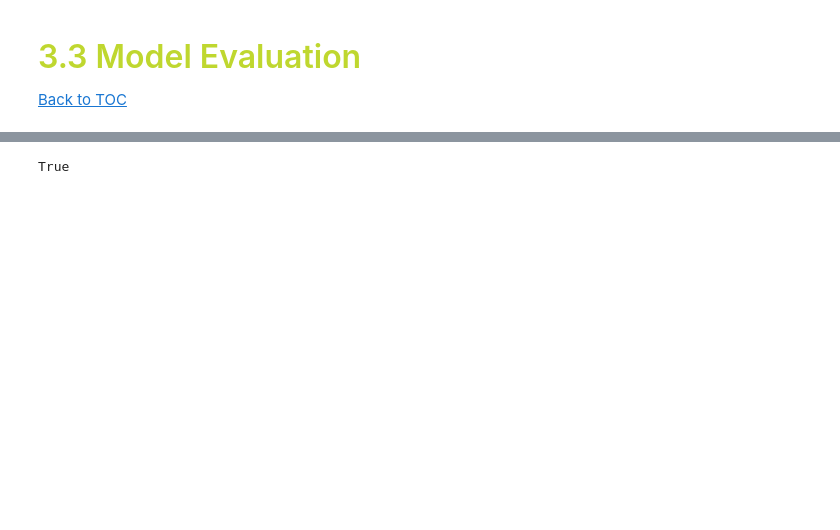
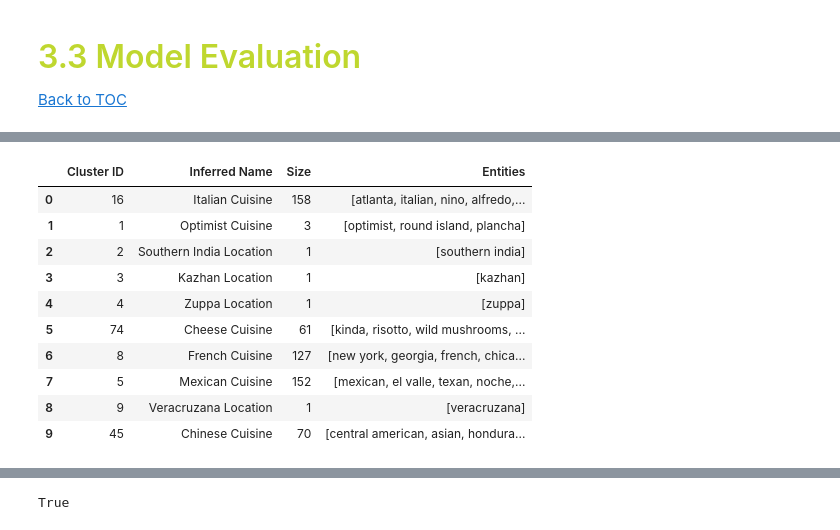
Before and after one commit to beatrizmarques2005/text_mining_in_reviews, a Jupyter notebook: notebooks/05_named_entity_recognition.ipynb, the cells around one changed output, grey strips where cells are left out. Cells and saved outputs as stored; diff of their text form; code cells hidden in the pictures; blank space fills up the shorter version.

```diff
--- a/notebooks/05_named_entity_recognition.ipynb
+++ b/notebooks/05_named_entity_recognition.ipynb
@@ -457,3 +547,17 @@ clusters_df.head()
+# %%
+clusters_df.head(10)
+# %% [output]
+|  | Cluster ID | Inferred Name | Size | Entities |
+| 0 | 16 | Italian Cuisine | 158 | [atlanta, italian, nino, alfredo,... |
+| 1 | 1 | Optimist Cuisine | 3 | [optimist, round island, plancha] |
+| 2 | 2 | Southern India Location | 1 | [southern india] |
+| 3 | 3 | Kazhan Location | 1 | [kazhan] |
+| 4 | 4 | Zuppa Location | 1 | [zuppa] |
+| 5 | 74 | Cheese Cuisine | 61 | [kinda, risotto, wild mushrooms, ... |
+| 6 | 8 | French Cuisine | 127 | [new york, georgia, french, chica... |
+| 7 | 5 | Mexican Cuisine | 152 | [mexican, el valle, texan, noche,... |
+| 8 | 9 | Veracruzana Location | 1 | [veracruzana] |
+| 9 | 45 | Chinese Cuisine | 70 | [central american, asian, hondura... |
 # %%
 #pip install pyvis
 # %%
```
Also changed, not shown: parts of 18 cells of this notebook, 2 other files.
